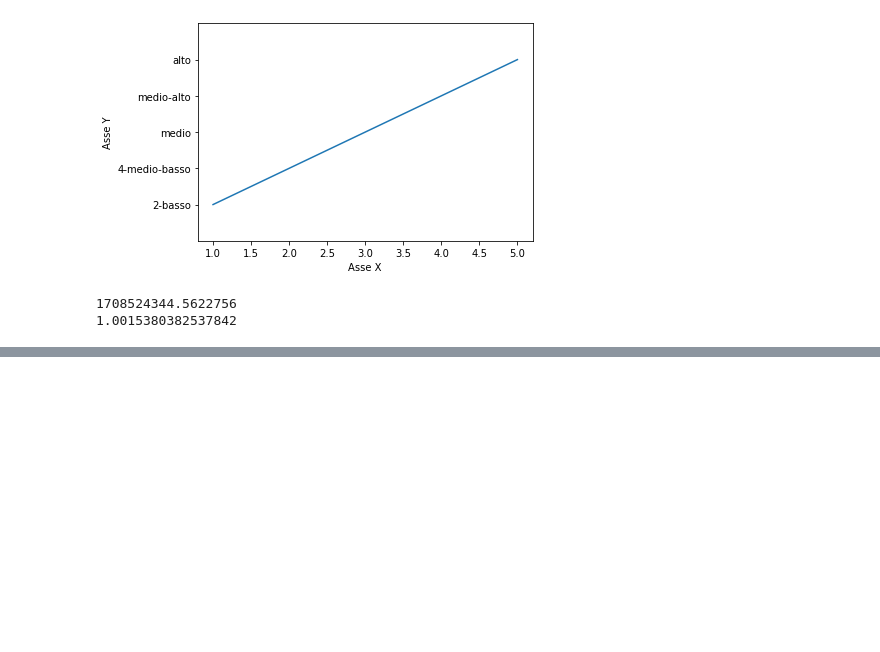
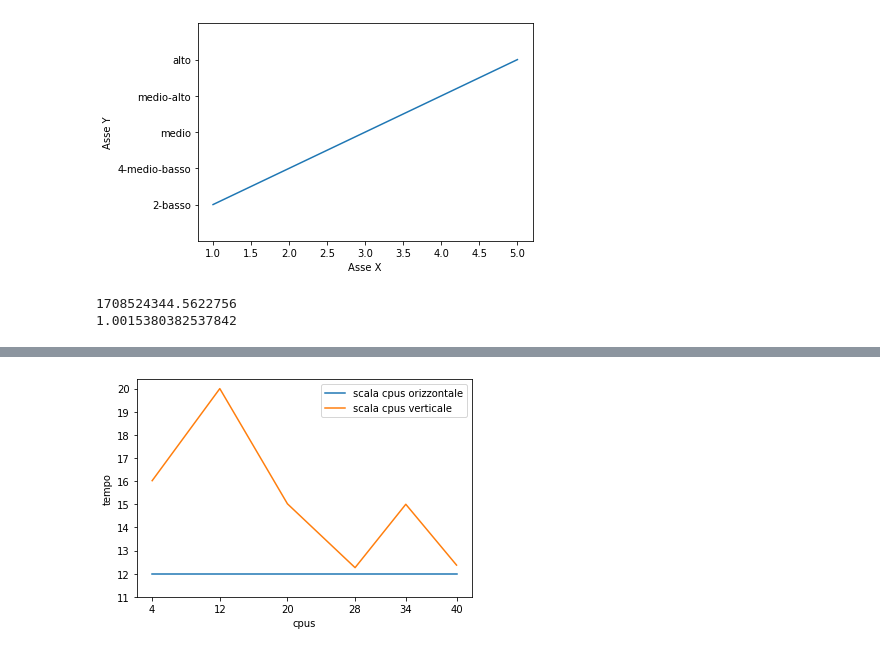
Before and after one commit to MatteoIng/tesiMagistrale, a Jupyter notebook: tesi.ipynb, the cells around one changed output, grey strips where cells are left out. Drawn from its saved outputs; the diff is of its cells as text; code cells hidden in the pictures; blank space fills up the shorter version.

```diff
--- a/tesi.ipynb
+++ b/tesi.ipynb
@@ -716,0 +737,18 @@ print(end-start)
+# %%
+import matplotlib.pyplot as plt
+
+tempiScalaVerticale = [16.02,20,15.02,12.26,15,12.37]
+tempiScalaOrizzontale = [12,12,12,12,12,12]
+core = [4,12,20,28,34,40]
+
+plt.figure()
+plt.xlabel('cpus')
+plt.ylabel('tempo')
+plt.plot(core,tempiScalaOrizzontale)
+plt.plot(core,tempiScalaVerticale)
+plt.yticks([20,19,18,17,16,15,14,13,12,11],[20,19,18,17,16,15,14,13,12,11])
+plt.xticks(core,core)
+plt.legend(['scala cpus orizzontale','scala cpus verticale'])
+plt.show()
+# %% [output]
+[figure, added]
```
Also changed, not shown: parts of 1 cell of this notebook, 2 other files.
